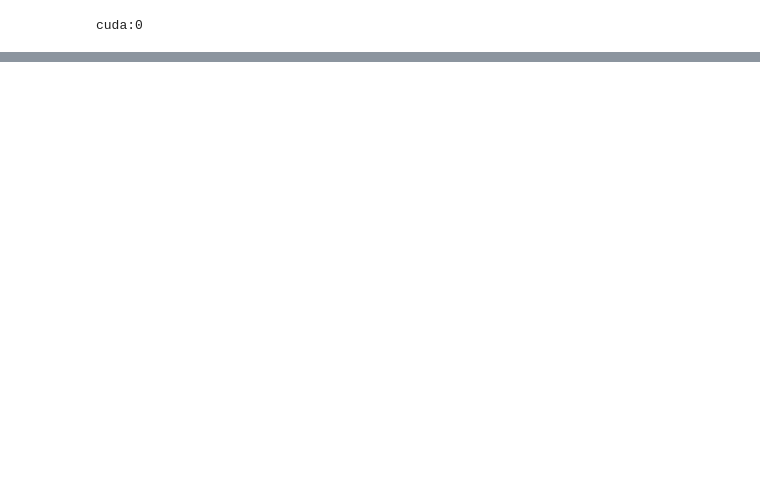
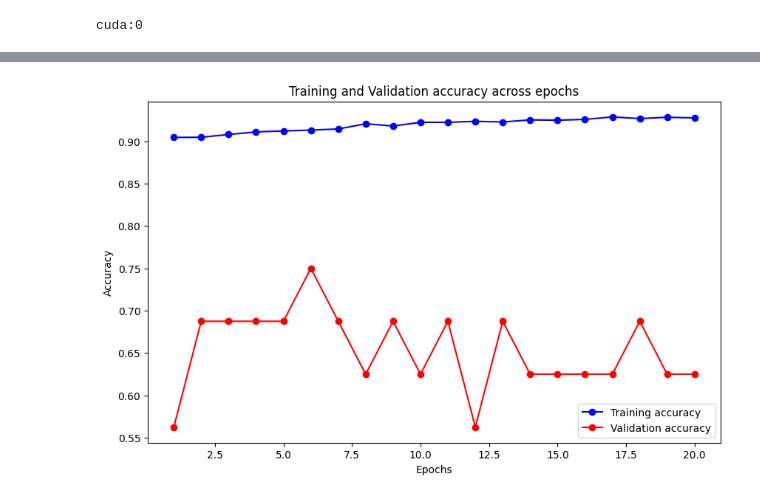
Before and after one commit to aishh12345/Deep-Learning-Project-Pneumonia, a Jupyter notebook: CNN3model.ipynb, the cells around one changed output, grey strips where cells are left out. Cells and saved outputs as stored; diff of their text form; code cells hidden in the pictures; blank space fills up the shorter version.

```diff
--- a/CNN3model.ipynb
+++ b/CNN3model.ipynb
@@ -53,7 +53,7 @@ cuda:0
 # %%
 #DataLoader
 
-batchSize=64
+batchSize=128
 train_path = 'data/train'
 train_loader = DataLoader(torchvision.datasets.ImageFolder(
                           train_path,
@@ -232,10 +226,9 @@ class CustomCNN(nn.Module):
 # %%
 model = CustomCNN(1, 2).to(device)
 # %%
-# optimizer =Adam(model.parameters(),lr = 0.0001,weight_decay=0.0001)
-optimizer =Adagrad(model.parameters(),lr = 0.001)
+# optimizer =Adam(model.parameters(),lr = 0.00001,weight_decay=0.0001)
+optimizer =Adagrad(model.parameters(),lr = 0.0001)
 # loss_function = nn.CrossEntropyLoss()
-# loss_function = nn.BCEWithLogitsLoss()
 # %%
 weight_for_class_normal = 5291 / (1341 * 2)
 weight_for_class_pneumonia = 5291 / (3875 * 2)
@@ -248,7 +241,7 @@ class_weights_tensor = class_weights_tensor.to(device)
 #although they are much lesser in quantity
 weighted_loss_function = nn.CrossEntropyLoss(weight=class_weights_tensor)
 # %%
-num_epochs =15
+num_epochs =20
 # %%
 from torch.autograd import Variable
 best_accuracy=0.0
@@ -297,6 +290,8 @@ for epoch in range(num_epochs):
     model.eval()
 
     val_accuracy=0.0
+    val_loss = 0.0
+
     for i, (images,labels) in enumerate(val_loader):
         if torch.cuda.is_available():
             images=Variable(images.cuda())
@@ -304,13 +299,19 @@ for epoch in range(num_epochs):
 
         outputs=model(images)
         _,prediction=torch.max(outputs.data,1)
+
+        batch_loss = weighted_loss_function(outputs, labels)
+        val_loss += batch_loss.cpu().data * images.size(0)
         val_accuracy+=int(torch.sum(prediction==labels.data))
 
     val_accuracy=val_accuracy/total_images_val
     val_accuracies.append(val_accuracy)
 
+    val_loss = val_loss / len(val_loader.dataset)  # Calculate average loss over the validation set
+    val_losses.append(val_loss)
+
 
     print('Epoch: '+str(epoch)+' Train Loss: '+str(train_loss)+' Train Accuracy: '+str(train_accuracy)+' Val Accuracy: '+str(val_accuracy))
 
-torch.save(model.state_dict(), 'paths/model_adagrad_001_64_sigmoid.pth')
+# torch.save(model.state_dict(), 'paths/model_adagrad_0001_64_relu.pth')
 # %% [output]
@@ -335,13 +338,13 @@ torch.save(model.state_dict(), 'paths/model_adagrad_001_64_relu.pth')
 # %%
-print(test_accuracies)
-
 epochs = range(1, len(train_accuracies) + 1)
 
 plt.figure(figsize=(10, 6))
 plt.plot(epochs, train_accuracies, 'bo-', label='Training accuracy')
-plt.plot(epochs, test_accuracies, 'ro-', label='Testing accuracy')
-plt.title('Training and Testing accuracy across epochs')
+plt.plot(epochs, val_accuracies, 'ro-', label='Validation accuracy')
+plt.title('Training and Validation accuracy across epochs')
 plt.xlabel('Epochs')
 plt.ylabel('Accuracy')
 plt.legend()
 plt.show()
+# %% [output]
+[figure, added]
```
Also changed, not shown: parts of 5 cells of this notebook.
